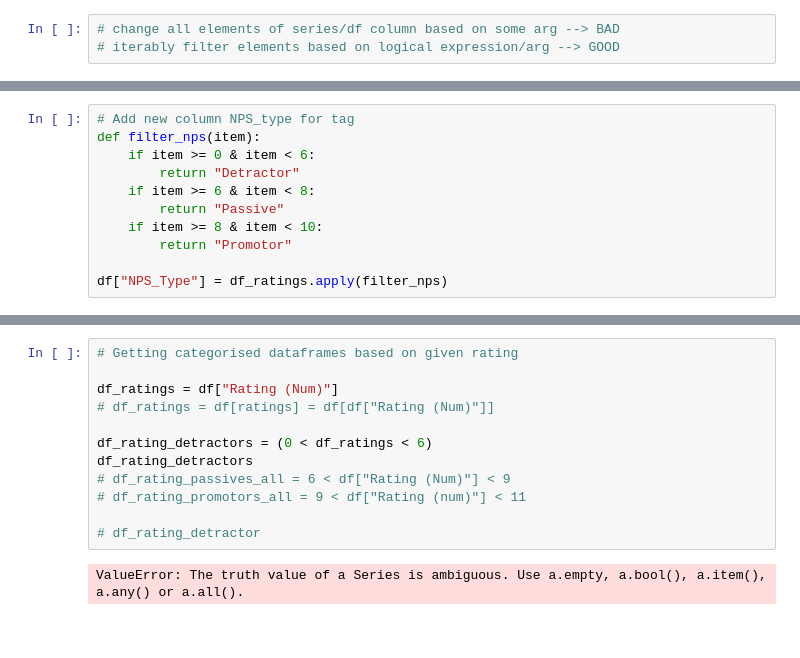
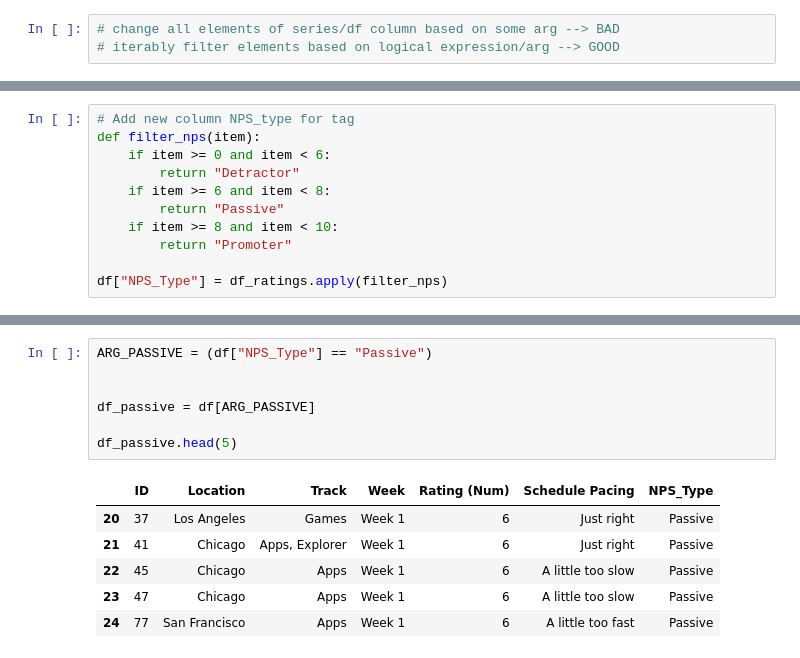
Before and after one commit to ThomasLee94/ds-1.1, a Jupyter notebook: Projects/NPS/NPS - 2017.ipynb, the cells around one changed output, grey strips where cells are left out. Cells and saved outputs as stored; diff of their text form; blank space fills up the shorter version.

```diff
--- a/Projects/NPS/NPS - 2017.ipynb
+++ b/Projects/NPS/NPS - 2017.ipynb
@@ -87,12 +83,12 @@ for i in df["Rating (Num)"]:
 # %%
 # Add new column NPS_type for tag
 def filter_nps(item):
-    if item >= 0 & item < 6:
+    if item >= 0 and item < 6:
         return "Detractor"
-    if item >= 6 & item < 8:
+    if item >= 6 and item < 8:
         return "Passive"
-    if item >= 8 & item < 10:
-        return "Promotor"
+    if item >= 8 and item < 10:
+        return "Promoter"
 
 df["NPS_Type"] = df_ratings.apply(filter_nps)
 # %%
@@ -112,14 +118,14 @@ df_detractors = df[ARG_DETRACTORS]
-# %%
-# Getting categorised dataframes based on given rating
-
-df_ratings = df["Rating (Num)"]
-# df_ratings = df[ratings] = df[df["Rating (Num)"]]
-
-df_rating_detractors = (0 < df_ratings < 6)
-df_rating_detractors
-# df_rating_passives_all = 6 < df["Rating (Num)"] < 9
-# df_rating_promotors_all = 9 < df["Rating (num)"] < 11
-
-# df_rating_detractor
-# %% [output]
-ValueError: The truth value of a Series is ambiguous. Use a.empty, a.bool(), a.item(), a.any() or a.all().
+# %%
+ARG_PASSIVE = (df["NPS_Type"] == "Passive")
+
+
+df_passive = df[ARG_PASSIVE]
+
+df_passive.head(5)
+# %% [output]
+|  | ID | Location | Track | Week | Rating (Num) | Schedule Pacing | NPS_Type |
+| 20 | 37 | Los Angeles | Games | Week 1 | 6 | Just right | Passive |
+| 21 | 41 | Chicago | Apps, Explorer | Week 1 | 6 | Just right | Passive |
+| 22 | 45 | Chicago | Apps | Week 1 | 6 | A little too slow | Passive |
+| 23 | 47 | Chicago | Apps | Week 1 | 6 | A little too slow | Passive |
+| 24 | 77 | San Francisco | Apps | Week 1 | 6 | A little too fast | Passive |
```
Also changed, not shown: parts of 8 cells of this notebook.
